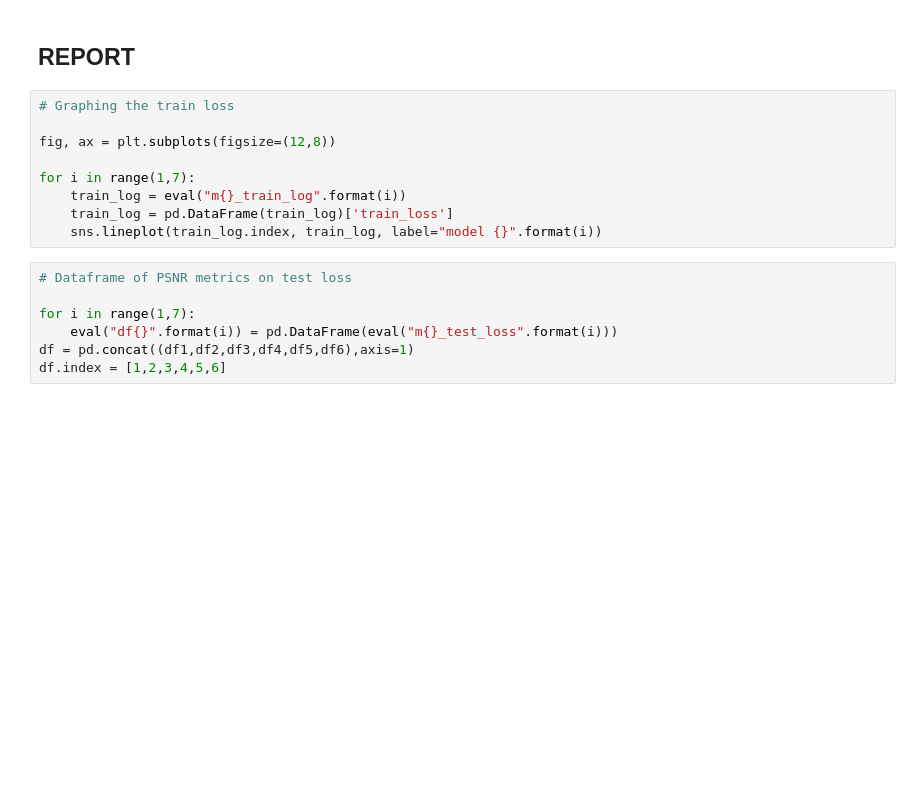
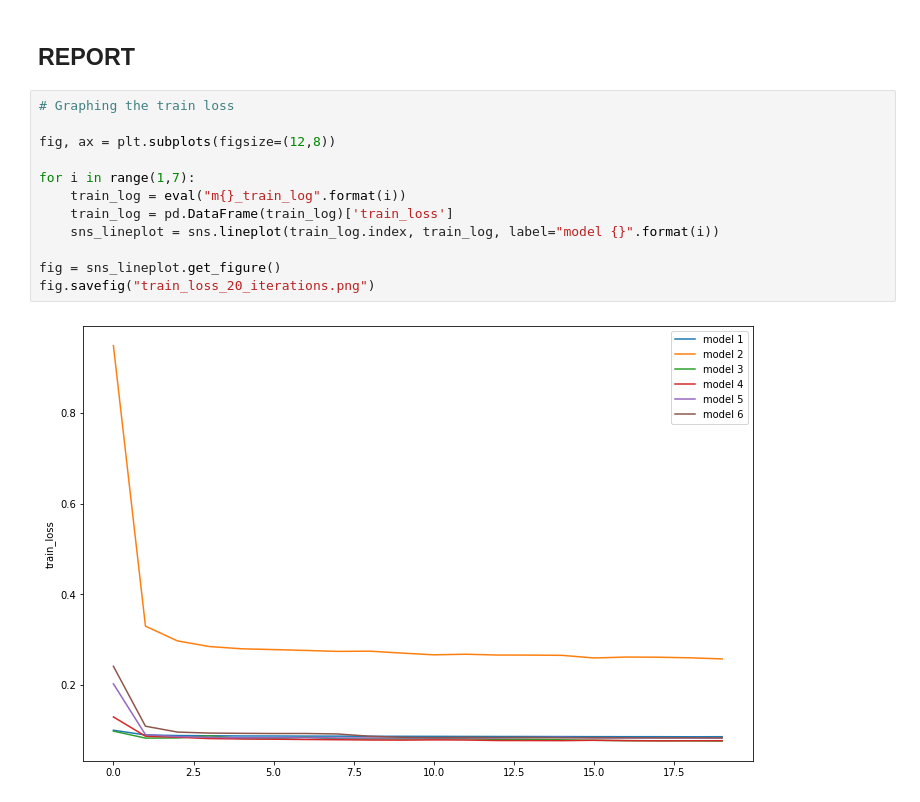
Before and after one commit to Hernanros/Y_Data_DL, a Jupyter notebook: [HW#4]Super_resulutation_FCN/main.ipynb, the cells around one changed output. Drawn from its saved outputs; the diff is of its cells as text; blank space fills up the shorter version.

```diff
--- a/[HW#4]Super_resulutation_FCN/main.ipynb
+++ b/[HW#4]Super_resulutation_FCN/main.ipynb
@@ -393,16 +555,14 @@ def plot_both(model_name,imgs,labels_mid,outputs_mid,labels_large=None,outputs_l
 # %%
 # Graphing the train loss
 
 fig, ax = plt.subplots(figsize=(12,8))
 
 for i in range(1,7):
     train_log = eval("m{}_train_log".format(i))
     train_log = pd.DataFrame(train_log)['train_loss']
-    sns.lineplot(train_log.index, train_log, label="model {}".format(i))
+    sns_lineplot = sns.lineplot(train_log.index, train_log, label="model {}".format(i))
+
+fig = sns_lineplot.get_figure()
+fig.savefig("train_loss_20_iterations.png")
+# %% [output]
+[figure, added]
-# %%
-# Dataframe of PSNR metrics on test loss
-
-for i in range(1,7):
-    eval("df{}".format(i)) = pd.DataFrame(eval("m{}_test_loss".format(i)))
-df = pd.concat((df1,df2,df3,df4,df5,df6),axis=1)
-df.index = [1,2,3,4,5,6]
```
Also changed, not shown: parts of 19 cells of this notebook.
